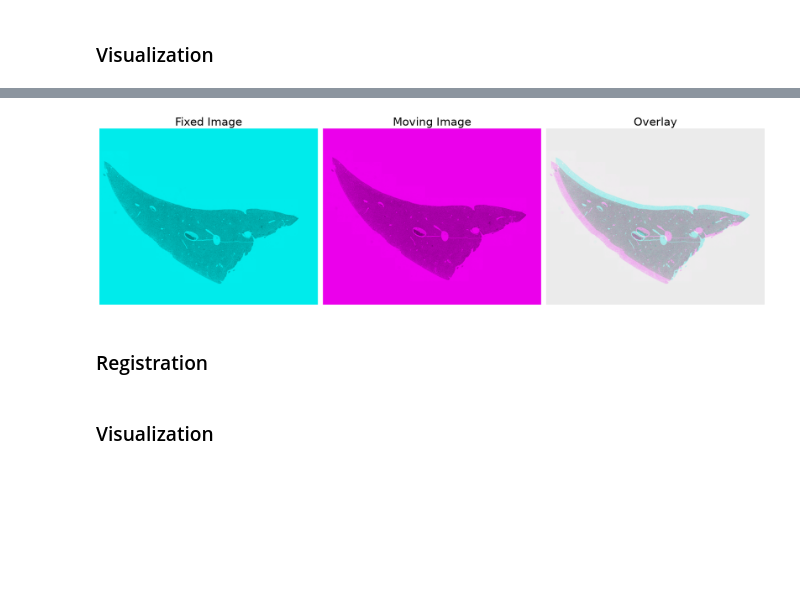
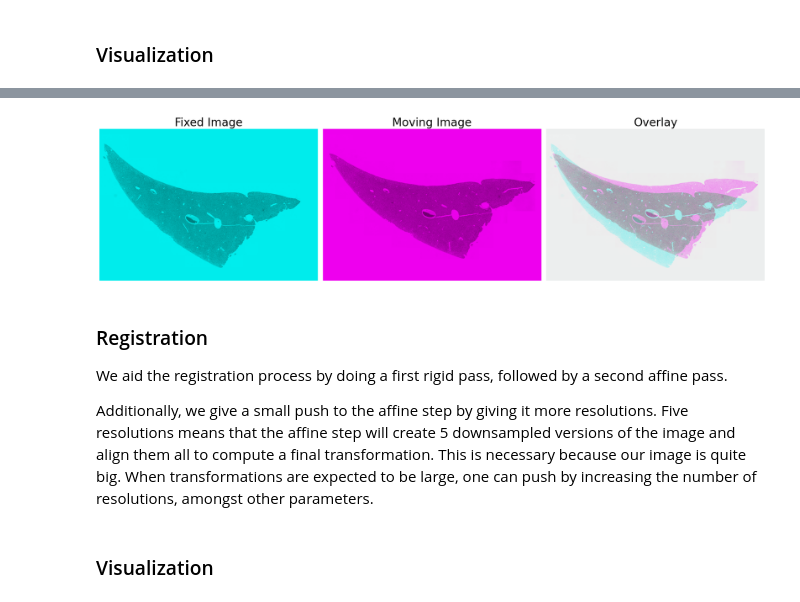
Before and after one commit to BIIFSweden/I2KWorkshop_2026, a Jupyter notebook: ImageRegistration.ipynb, the cells around one changed output, grey strips where cells are left out. Drawn from its saved outputs; the diff is of its cells as text; code cells hidden in the pictures; blank space fills up the shorter version.

Commit message:
load grayscale, add rigid and more resolutions. Change SSIM for NMI

```diff
--- a/ImageRegistration.ipynb
+++ b/ImageRegistration.ipynb
@@ -14,4 +17,7 @@ import matplotlib.pyplot as plt
+# %%
+image_location= ""
+fixed_location=image_location+"Image_01-2.jpg"
+moving_location=image_location+"Image_07-2.jpg"
 # %%
-image_location= "C:/Users/sugsi131/Documents/GitHub/I2KWorkshop_2026/data/"
-fixed_image = itk.imread(image_location+"Image_01.tif", itk.F)
-moving_image = itk.imread(image_location+"Image_02.tif", itk.F)
+fixed_image =  read_grayscale(fixed_location)
+moving_image = read_grayscale(moving_location)
@@ -27,37 +62,41 @@ moving_arr = itk.GetArrayFromImage(moving_image).astype(float)
 fixed_slice = (fixed_arr - fixed_arr.min()) / (np.ptp(fixed_arr) + 1e-8)
 moving_slice = (moving_arr - moving_arr.min()) / (np.ptp(moving_arr) + 1e-8)
 
 fixed_color = np.zeros((fixed_slice.shape[0], fixed_slice.shape[1], 3))
 fixed_color[:, :, 1] = fixed_slice
 fixed_color[:, :, 2] = fixed_slice
 
 moving_color = np.zeros((moving_slice.shape[0], moving_slice.shape[1], 3))
 moving_color[:, :, 0] = moving_slice
 moving_color[:, :, 2] = moving_slice
 
 before_reg = np.zeros((fixed_slice.shape[0], fixed_slice.shape[1], 3))
-before_reg[:, :, 0] = moving_slice
-before_reg[:, :, 1] = fixed_slice
+before_reg[:, :, 1] = moving_slice
+before_reg[:, :, 0] = fixed_slice
 before_reg[:, :, 2] = np.maximum(fixed_slice, moving_slice)
 
 fig, axes = plt.subplots(1, 3, figsize=(20, 10))
 
 axes[0].imshow(fixed_color)
 axes[0].set_title('Fixed Image', fontsize=24)
 axes[0].axis('off')
 
 axes[1].imshow(moving_color)
 axes[1].set_title('Moving Image', fontsize=24)
 axes[1].axis('off')
 
 axes[2].imshow(before_reg)
 axes[2].set_title('Overlay', fontsize=24)
 axes[2].axis('off')
 
 plt.tight_layout()
 # %% [output]
-[figure, old version]
+[figure, new version]
 # %% [markdown]
 ### Registration
+
+We aid the registration process by doing a first rigid pass, followed by a second affine pass.
+
+Additionally, we give a small push to the affine step by giving it more resolutions. Five resolutions means that the affine step will create 5 downsampled versions of the image and align them all to compute a final transformation. This is necessary because our image is quite big. When transformations are expected to be large, one can push by increasing the number of resolutions, amongst other parameters.
 # %%
 
```
Also changed, not shown: parts of 14 cells of this notebook.
